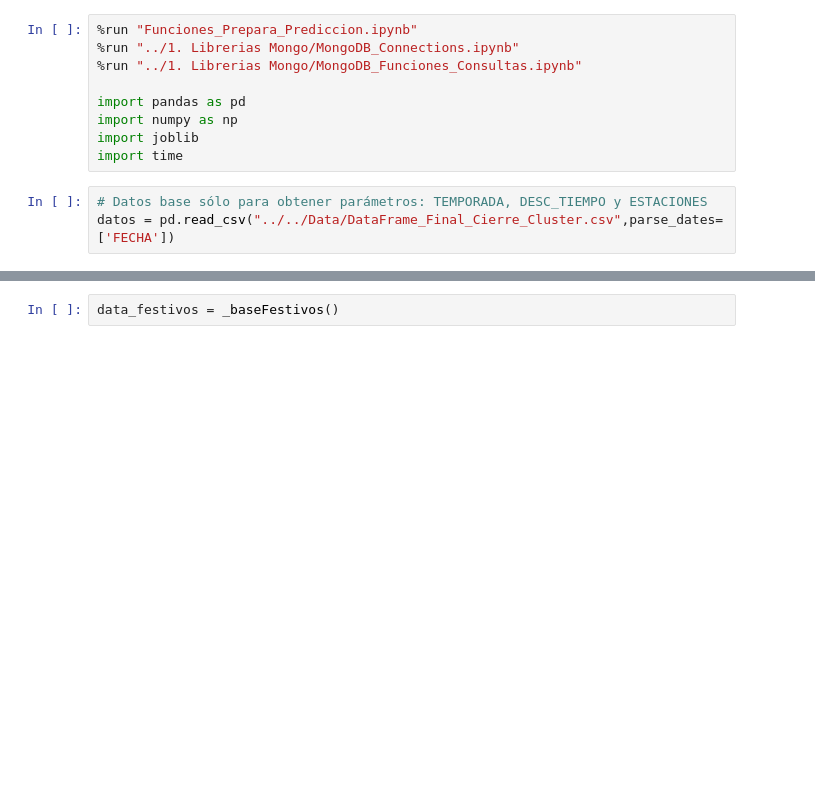
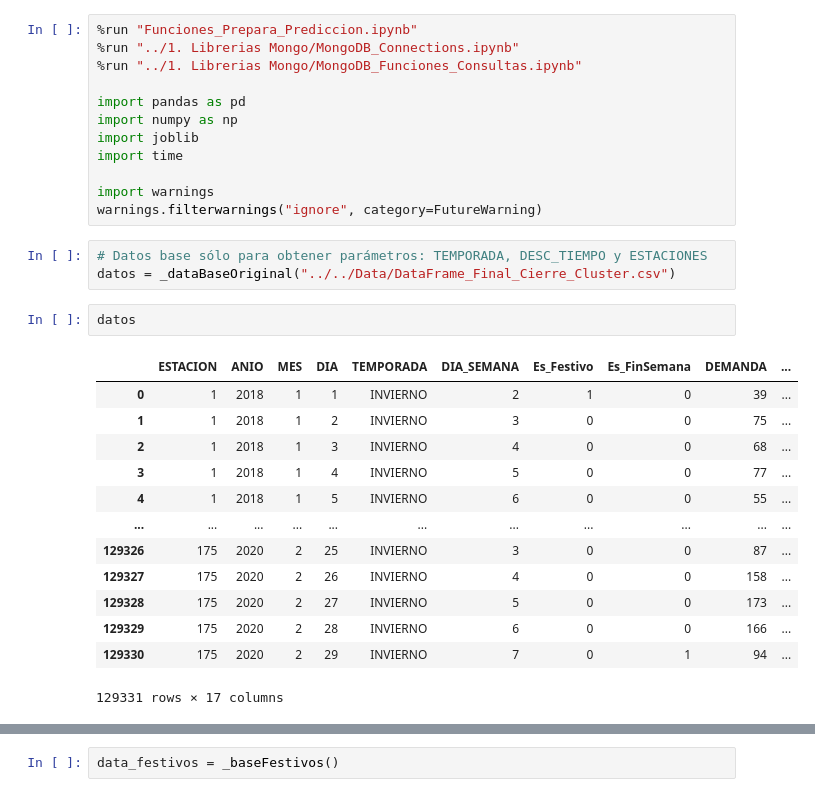
Before and after one commit to tfm2022/bicimad, a Jupyter notebook: Codigo/7. Prediccion/PredicionTotalEstaciones_Productivizacion.ipynb, the cells around one changed output, grey strips where cells are left out. Saved outputs shown, nothing was run; the diff lists cells and outputs as text; blank space fills up the shorter version.

```diff
--- a/Codigo/7. Prediccion/PredicionTotalEstaciones_Productivizacion.ipynb
+++ b/Codigo/7. Prediccion/PredicionTotalEstaciones_Productivizacion.ipynb
@@ -7,9 +7,28 @@ import pandas as pd
 import numpy as np
 import joblib
 import time
+
+import warnings
+warnings.filterwarnings("ignore", category=FutureWarning)
 # %%
 # Datos base sólo para obtener parámetros: TEMPORADA, DESC_TIEMPO y ESTACIONES
-datos = pd.read_csv("../../Data/DataFrame_Final_Cierre_Cluster.csv",parse_dates=['FECHA'])
+datos = _dataBaseOriginal("../../Data/DataFrame_Final_Cierre_Cluster.csv")
+# %%
+datos
+# %% [output]
+|  | ESTACION | ANIO | MES | DIA | TEMPORADA | DIA_SEMANA | Es_Festivo | Es_FinSemana | DEMANDA | ... |
+| 0 | 1 | 2018 | 1 | 1 | INVIERNO | 2 | 1 | 0 | 39 | ... |
+| 1 | 1 | 2018 | 1 | 2 | INVIERNO | 3 | 0 | 0 | 75 | ... |
+| 2 | 1 | 2018 | 1 | 3 | INVIERNO | 4 | 0 | 0 | 68 | ... |
+| 3 | 1 | 2018 | 1 | 4 | INVIERNO | 5 | 0 | 0 | 77 | ... |
+| 4 | 1 | 2018 | 1 | 5 | INVIERNO | 6 | 0 | 0 | 55 | ... |
+| ... | ... | ... | ... | ... | ... | ... | ... | ... | ... | ... |
+| 129326 | 175 | 2020 | 2 | 25 | INVIERNO | 3 | 0 | 0 | 87 | ... |
+| 129327 | 175 | 2020 | 2 | 26 | INVIERNO | 4 | 0 | 0 | 158 | ... |
+| 129328 | 175 | 2020 | 2 | 27 | INVIERNO | 5 | 0 | 0 | 173 | ... |
+| 129329 | 175 | 2020 | 2 | 28 | INVIERNO | 6 | 0 | 0 | 166 | ... |
+| 129330 | 175 | 2020 | 2 | 29 | INVIERNO | 7 | 0 | 1 | 94 | ... |
+129331 rows × 17 columns
 # %%
 db_Meteo = _connect_mongo('cloud', 'cluster0.15npsxw.mongodb.net', None, 'ucmtfm2022', 'UCM_2022', 'BiciMAD',
                           'Meteo_US_NivelHora')
```
Also changed, not shown: parts of 8 cells of this notebook, 4 other files.
